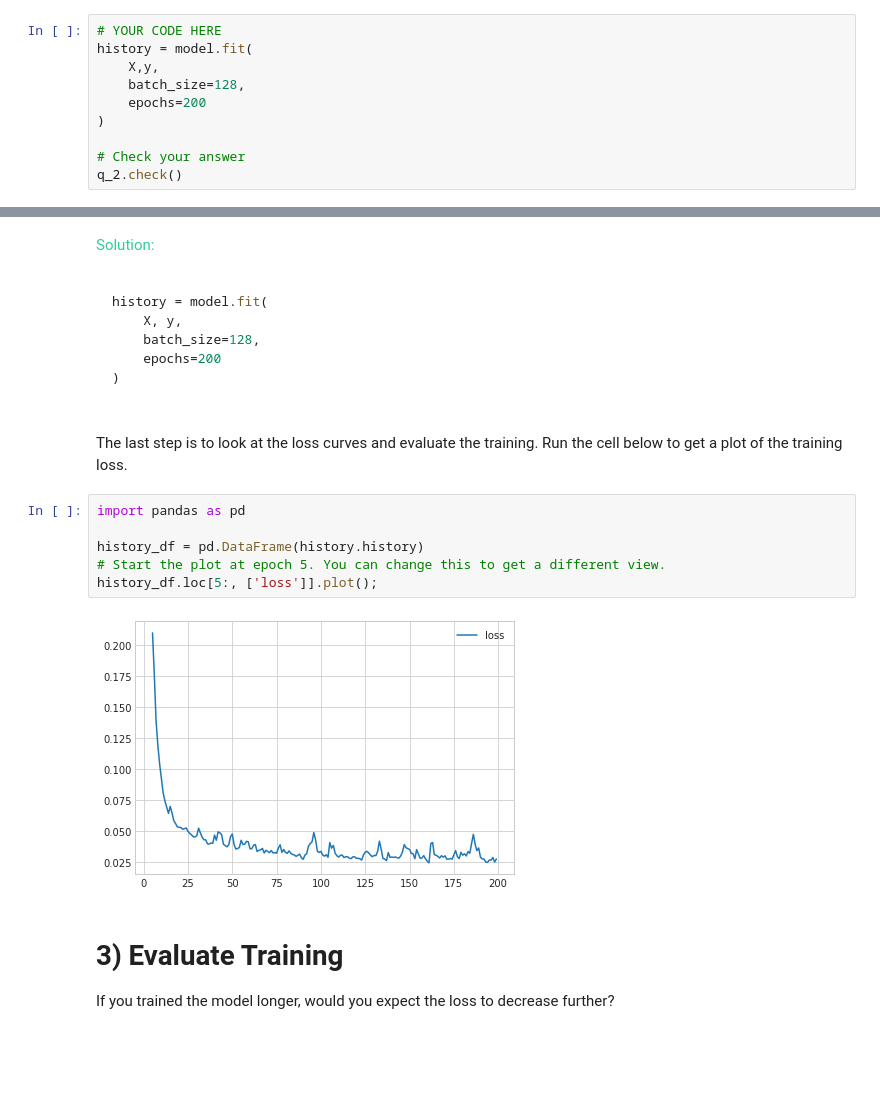
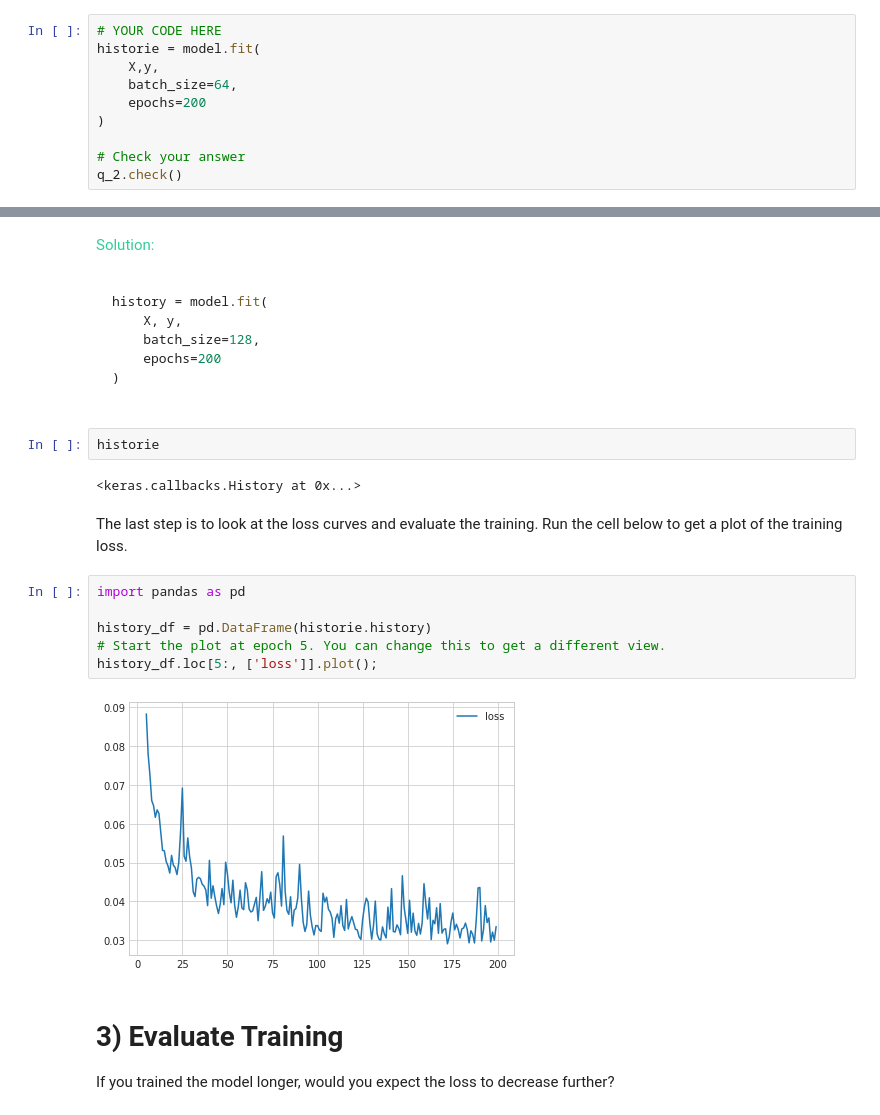
Before and after one commit to tqnvo/kaggle, a Jupyter notebook: dl1-stochastic-gradient-descent.ipynb, the cells around one changed output, grey strips where cells are left out. Cells and saved outputs as stored; diff of their text form; blank space fills up the shorter version.

````diff
--- a/dl1-stochastic-gradient-descent.ipynb
+++ b/dl1-stochastic-gradient-descent.ipynb
@@ -148,9 +157,9 @@ model.compile(
 Once you've defined the model and compiled it with a loss and optimizer you're ready for training. Train the network for 200 epochs with a batch size of 128. The input data is `X` with target `y`.
 # %%
 # YOUR CODE HERE
-history = model.fit(
+historie = model.fit(
     X,y,
-    batch_size=128,
+    batch_size=64,
     epochs=200
 )
 
@@ -203,16 +212,20 @@ history = model.fit(
 )
 
 ```
+# %%
+historie
+# %% [output]
+<keras.callbacks.History at 0x...>
 # %% [markdown]
 The last step is to look at the loss curves and evaluate the training. Run the cell below to get a plot of the training loss.
 # %%
 import pandas as pd
 
-history_df = pd.DataFrame(history.history)
+history_df = pd.DataFrame(historie.history)
 # Start the plot at epoch 5. You can change this to get a different view.
 history_df.loc[5:, ['loss']].plot();
 # %% [output]
-[figure, old version]
+[figure, new version]
 # %% [markdown]
 # 3) Evaluate Training
 
````
Also changed, not shown: parts of 13 cells of this notebook.
